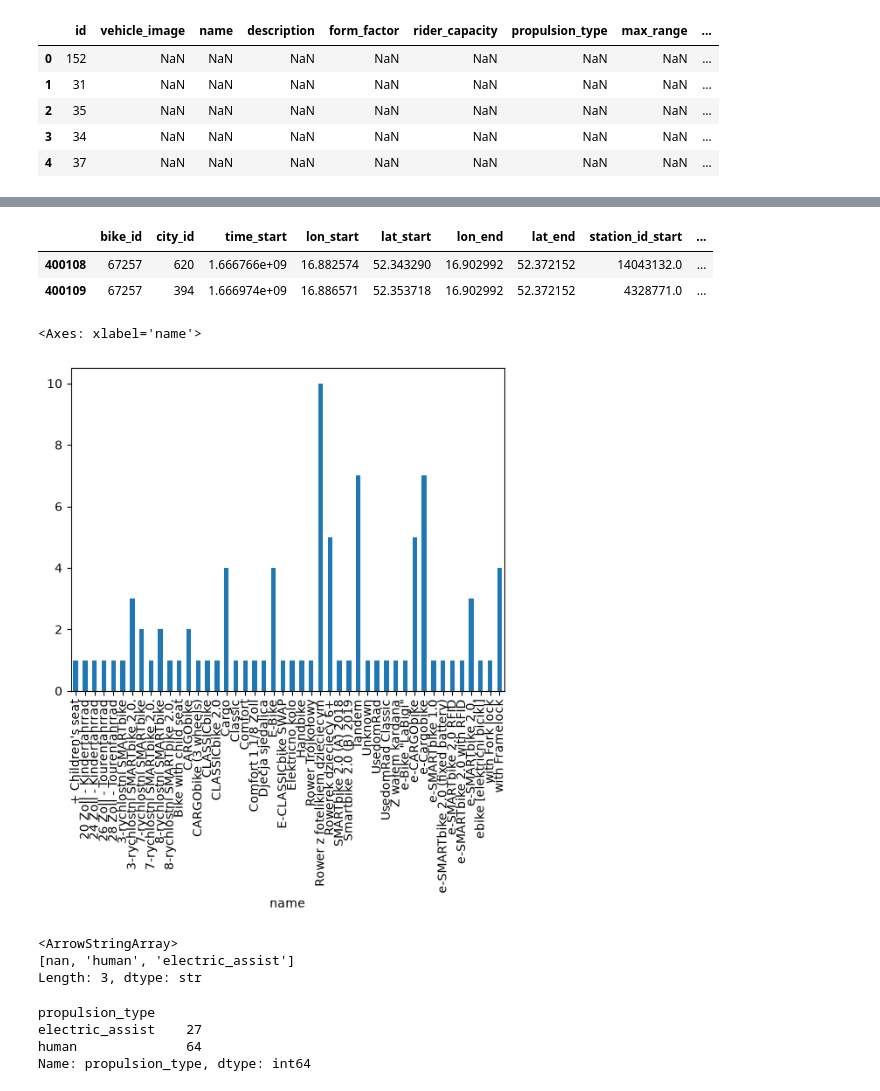
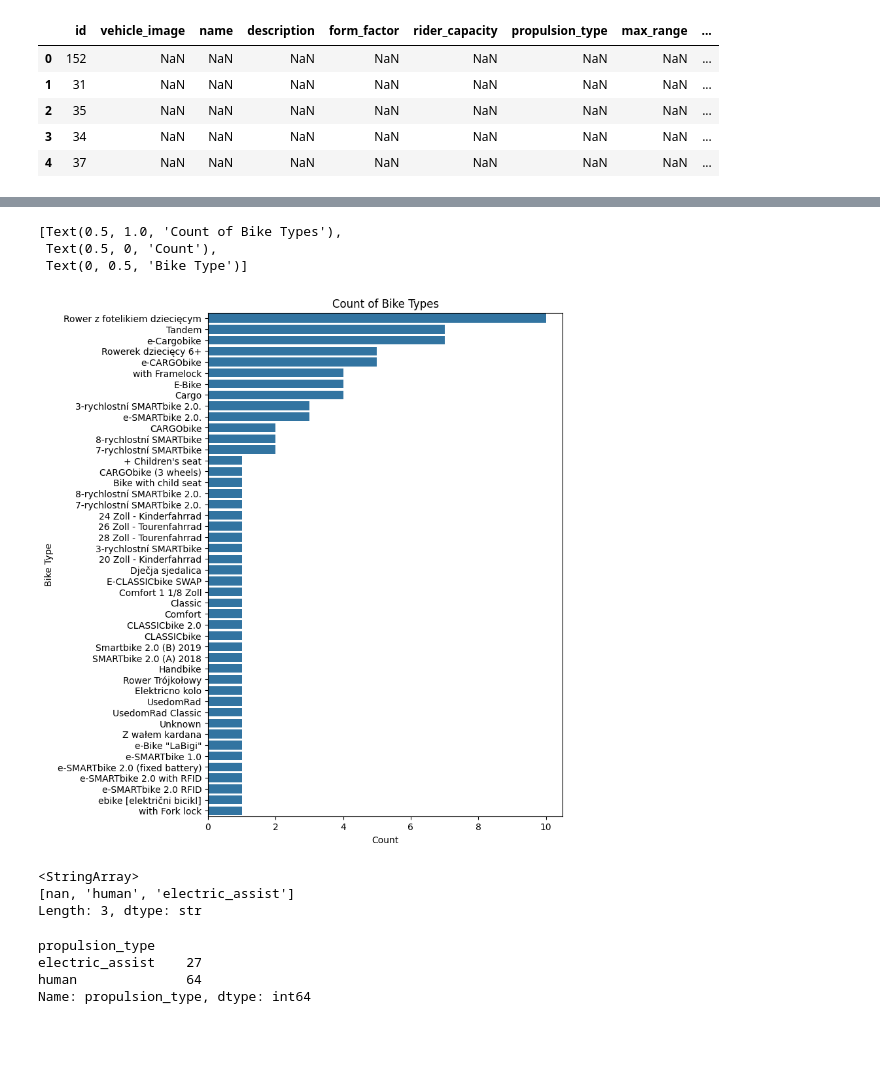
Before and after one commit to Memeel/ML_Challenge, a Jupyter notebook: notebook/challenge.ipynb, the cells around one changed output, grey strips where cells are left out. Cells and saved outputs as stored; diff of their text form; code cells hidden in the pictures; blank space fills up the shorter version.

```diff
--- a/notebook/challenge.ipynb
+++ b/notebook/challenge.ipynb
@@ -131,22 +112,25 @@ df_bikes[df_bikes['bike_type_id'] == 152]
-# %%
-# Les éléments de bikes qui ont un bike_type où la ligne est NaN dans bike_types n'apportent pas beaucoup d'info
-# On regarde le dataframe trips_small pour voir comment ils sont utilisés
-df_trips_small[df_trips_small["bike_id"] == 67257]
-# %% [output]
-|  | bike_id | city_id | time_start | lon_start | lat_start | lon_end | lat_end | station_id_start | ... |
-| 400108 | 67257 | 620 | 1.666766e+09 | 16.882574 | 52.343290 | 16.902992 | 52.372152 | 14043132.0 | ... |
-| 400109 | 67257 | 394 | 1.666974e+09 | 16.886571 | 52.353718 | 16.902992 | 52.372152 | 4328771.0 | ... |
 # %%
-df_bike_types.groupby('name')["name"].count().plot(kind="bar")
+df_count = df_bike_types.groupby('name')["name"].count()
+df_count = df_count.sort_values(ascending=False)
+
+plt.figure(figsize=(7, 10))
+sns_bar = sns.barplot(y=df_count.index, x=df_count.values)
+sns_bar.set(
+    title="Count of Bike Types",
+    xlabel="Count",
+    ylabel="Bike Type"
+)
 # %% [output]
-<Axes: xlabel='name'>
+[Text(0.5, 1.0, 'Count of Bike Types'),
+ Text(0.5, 0, 'Count'),
+ Text(0, 0.5, 'Bike Type')]
-[figure, old version]
+[figure, new version]
-# %%
-df_bike_types["propulsion_type"].unique()
-# %% [output]
-<ArrowStringArray>
-[nan, 'human', 'electric_assist']
-Length: 3, dtype: str
+# %%
+df_bike_types["propulsion_type"].unique()
+# %% [output]
+<StringArray>
+[nan, 'human', 'electric_assist']
+Length: 3, dtype: str
 # %%
 propulsion = df_bike_types.groupby('propulsion_type')["propulsion_type"].count()
 propulsion
```
Also changed, not shown: parts of 50 cells of this notebook.
